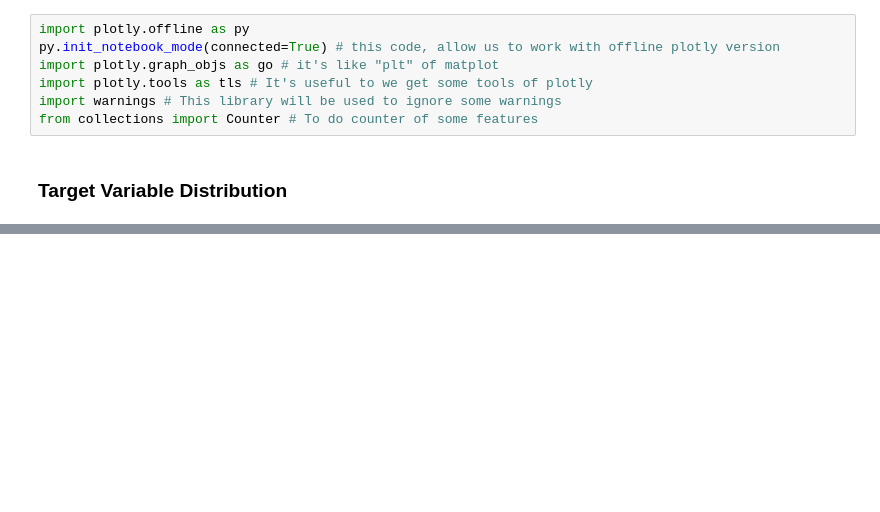
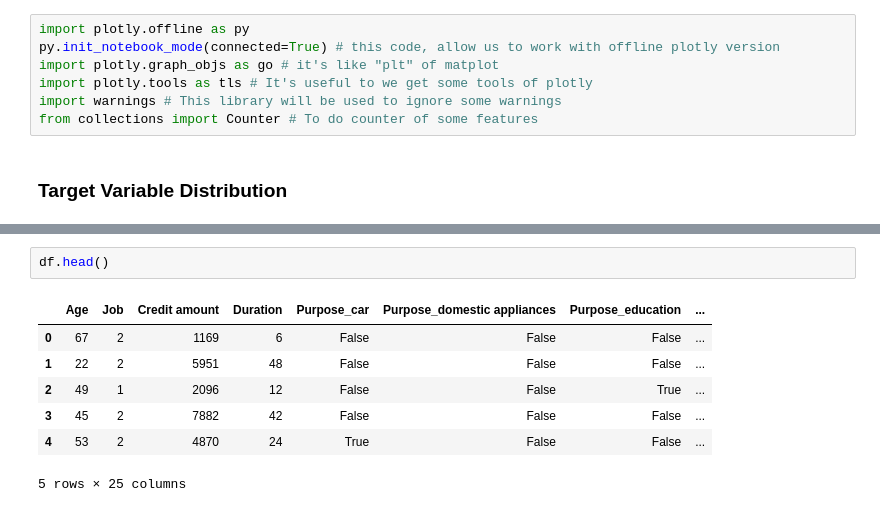
Before and after one commit to mslevis/comp562-final-project, a Jupyter notebook: predict.ipynb, the cells around one changed output, grey strips where cells are left out. Saved outputs shown, nothing was run; the diff lists cells and outputs as text; blank space fills up the shorter version.

```diff
--- a/predict.ipynb
+++ b/predict.ipynb
@@ -96,0 +162,10 @@ py.iplot(fig, filename='grouped-bar')
+# %%
+df.head()
+# %% [output]
+|  | Age | Job | Credit amount | Duration | Purpose_car | Purpose_domestic appliances | Purpose_education | ... |
+| 0 | 67 | 2 | 1169 | 6 | False | False | False | ... |
+| 1 | 22 | 2 | 5951 | 48 | False | False | False | ... |
+| 2 | 49 | 1 | 2096 | 12 | False | False | True | ... |
+| 3 | 45 | 2 | 7882 | 42 | False | False | False | ... |
+| 4 | 53 | 2 | 4870 | 24 | True | False | False | ... |
+5 rows × 25 columns
```
Also changed, not shown: parts of 20 cells of this notebook.
